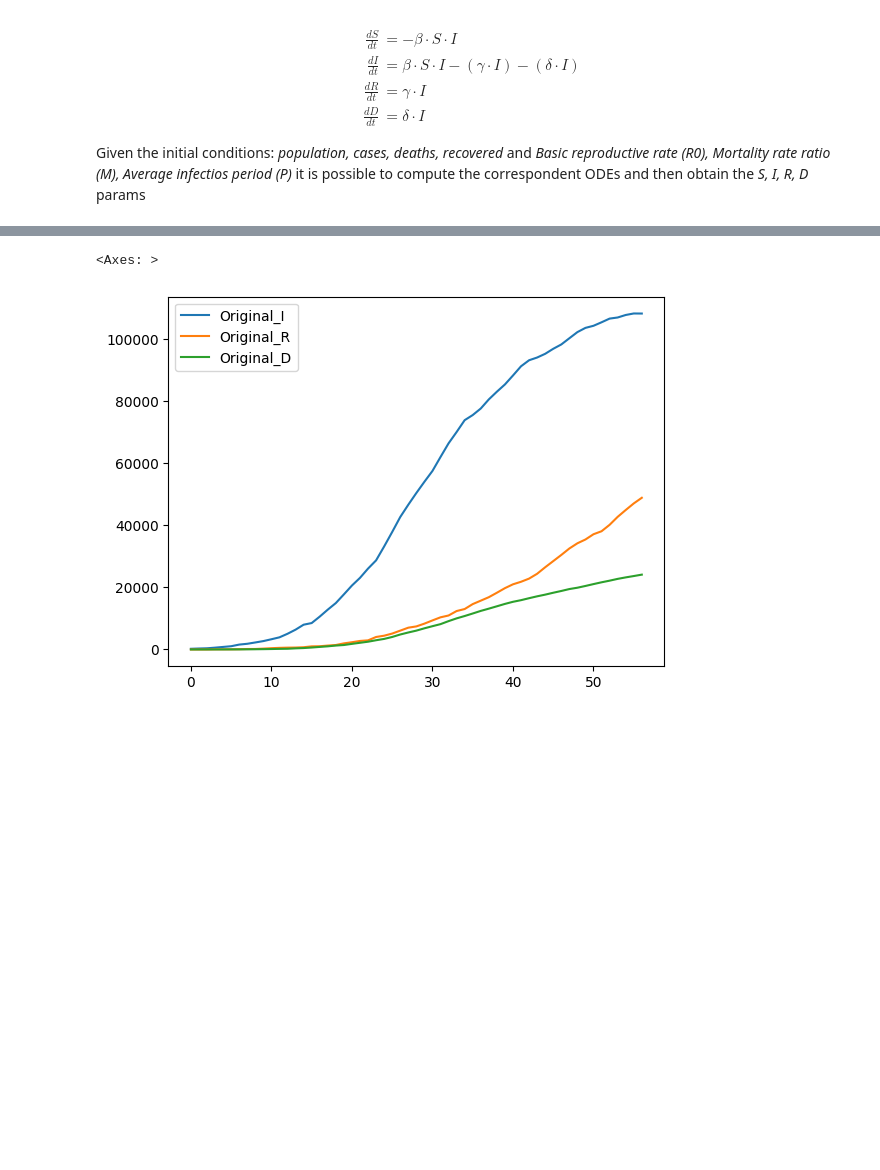
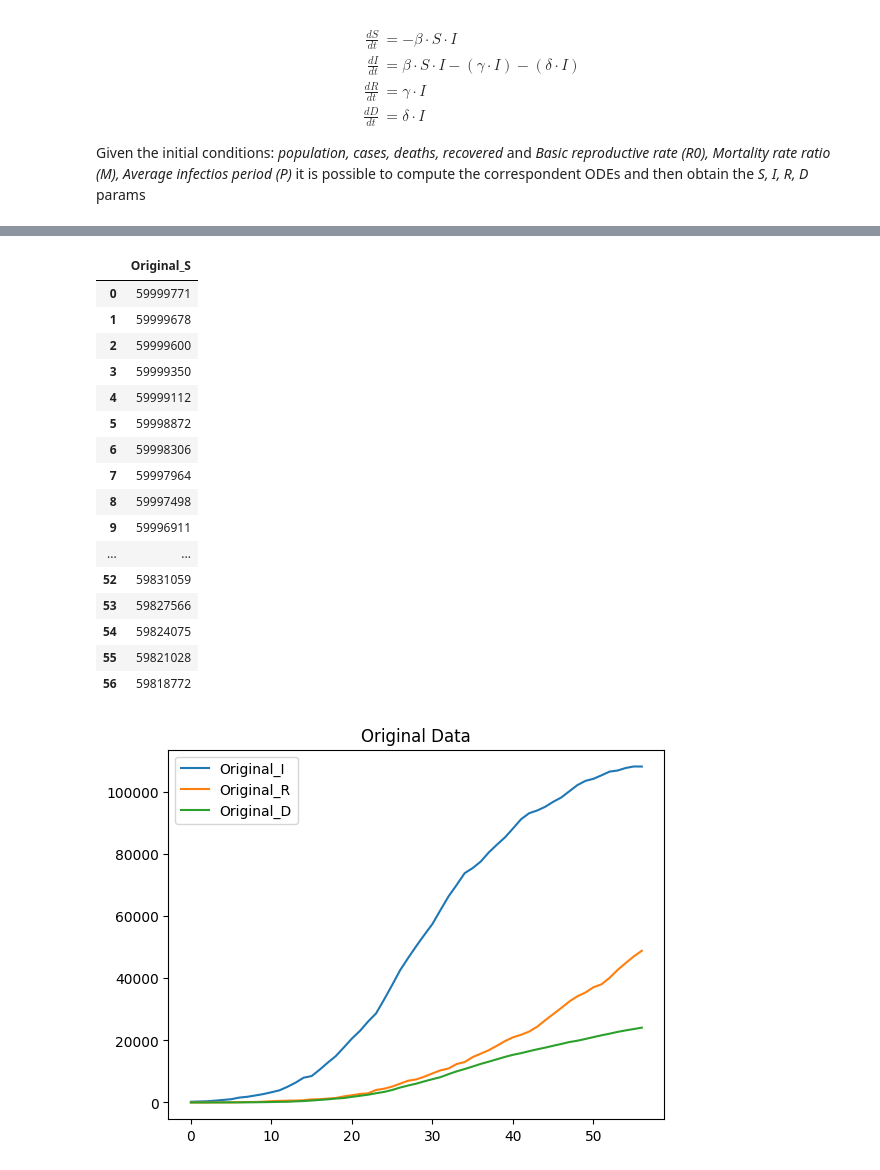
Before and after one commit to Thomas2710/Epidemic-modelling, a Jupyter notebook: epidemic_modelling/sird_playground.ipynb, the cells around one changed output, grey strips where cells are left out. Cells and saved outputs as stored; diff of their text form; code cells hidden in the pictures; blank space fills up the shorter version.

Commit message:
feat: add susceptible to the loss computation + plot show

```diff
--- a/epidemic_modelling/sird_playground.ipynb
+++ b/epidemic_modelling/sird_playground.ipynb
@@ -22,7 +22,7 @@ class ExperimentType:
     TIME_VARYING = 1
 
 Experiment_type = ExperimentType.TIME_VARYING
-Experiment_type = ExperimentType.BASELINE
+# Experiment_type = ExperimentType.BASELINE
 
 if Experiment_type == ExperimentType.BASELINE:
     config = BaselineConfig()
@@ -54,34 +54,61 @@ print(pso_params)
 # %%
+USE_SUSCEPTIBLE = True
+
 # Viz real data
 df = pd.read_csv('../data/daily_processed.csv')
 # Lineplot totale_positivi, dimessi_guariti, deceduti giving iloc
+
 if Experiment_type == ExperimentType.BASELINE:
-    original_df = df.iloc[LAG:LAG+DAYS+1, 1:4]
+    row_interval = slice(LAG,LAG+DAYS+1)
 elif Experiment_type == ExperimentType.TIME_VARYING:
-    original_df = df.iloc[LAG:(DAYS*config.SEGMENTS)+LAG+1, 1:4]
+    row_interval = slice(LAG,(DAYS*config.SEGMENTS)+LAG+1)
 else:
     raise ValueError("Invalid Experiment Type")
+original_df = df.iloc[row_interval, 1:4]
 # Rename columns
 original_df.columns = ['Original_I', 'Original_R', 'Original_D']
 display(original_df)
-original_df.plot()
+original_df.plot(title="Original Data")
+
+if USE_SUSCEPTIBLE:
+    # Show only susceptible
+    original_only_sus_df = df.iloc[row_interval, 4:5]
+    original_only_sus_df.columns = ['Original_S']
+    display(original_only_sus_df)
+    original_only_sus_df.plot(title="Original Data - Only Susceptible")
 # %% [output]
 |  | Original_I | Original_R | Original_D |
 | 0 | 221 | 1 | 7 |
 | 1 | 311 | 1 | 10 |
 | 2 | 385 | 3 | 12 |
 | 3 | 588 | 45 | 17 |
 | 4 | 821 | 46 | 21 |
 | 5 | 1049 | 50 | 29 |
 | 6 | 1577 | 83 | 34 |
 | 7 | 1835 | 149 | 52 |
 | 8 | 2263 | 160 | 79 |
 | 9 | 2706 | 276 | 107 |
 | ... | ... | ... | ... |
 | 52 | 106607 | 40164 | 22170 |
 | 53 | 106962 | 42727 | 22745 |
 | 54 | 107771 | 44927 | 23227 |
 | 55 | 108257 | 47055 | 23660 |
 | 56 | 108237 | 48877 | 24114 |
-<Axes: >
+|  | Original_S |
+| 0 | 59999771 |
+| 1 | 59999678 |
+| 2 | 59999600 |
+| 3 | 59999350 |
+| 4 | 59999112 |
+| 5 | 59998872 |
+| 6 | 59998306 |
+| 7 | 59997964 |
+| 8 | 59997498 |
+| 9 | 59996911 |
+| ... | ... |
+| 52 | 59831059 |
+| 53 | 59827566 |
+| 54 | 59824075 |
+| 55 | 59821028 |
+| 56 | 59818772 |
-[figure, old version]
+[figure, new version]
```
Also changed, not shown: parts of 5 cells of this notebook, 3 other files.
